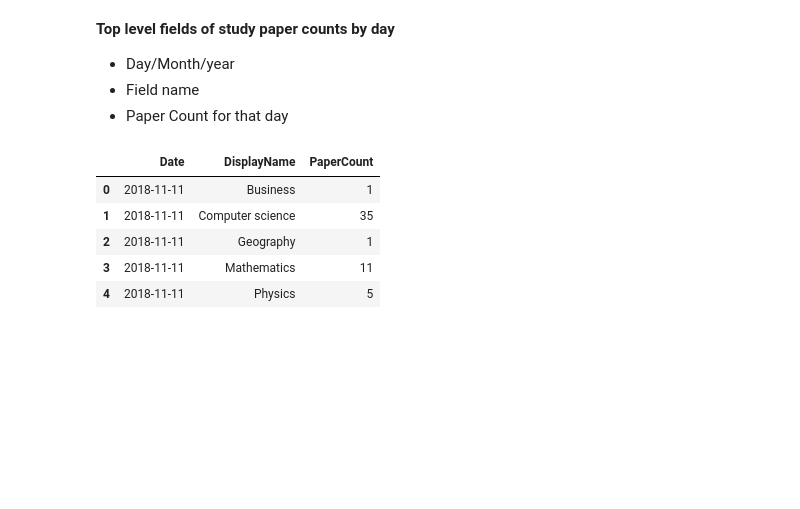
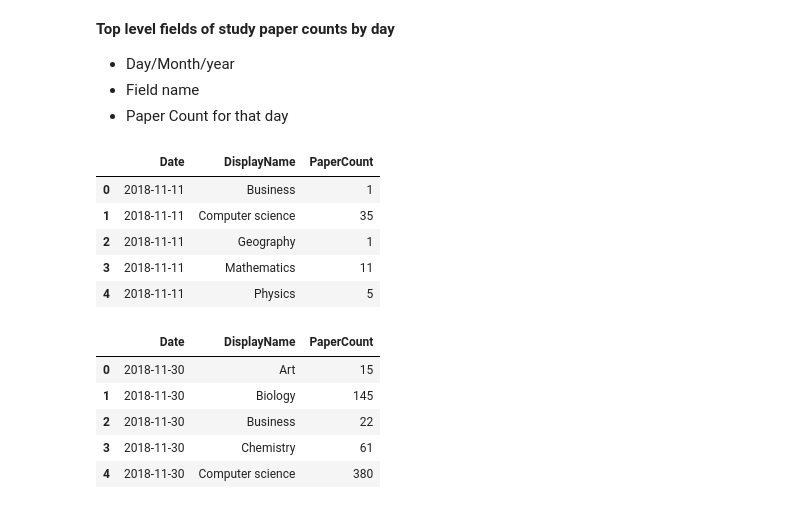
Before and after one commit to alexsfisher/INFSCI2415-InfoVis, a Jupyter notebook: Final.ipynb, the cells around one changed output. Cells and saved outputs as stored; diff of their text form; code cells hidden in the pictures; blank space fills up the shorter version.

```diff
--- a/Final.ipynb
+++ b/Final.ipynb
@@ -43,8 +44,16 @@ topLevelFieldsGroupedCounts.head()
 | 4 | 2018-11-11 | Physics | 5 |
 # %%
 # Monthly top level paper counts
-# topLevelFieldsGroupedCounts = topLevelFieldsOnly \
-#    .groupby([pd.Grouper(key='Date', freq='M'), pd.Grouper(key='DisplayName')], as_index=False)  \
-#   .size().rename(columns={'size':'PaperCount'})3
+topLevelFieldsGroupedMonthlyCounts = topLevelFieldsOnly \
+    .groupby([pd.Grouper(key='Date', freq='M'), pd.Grouper(key='DisplayName')], as_index=False)  \
+    .size().rename(columns={'size':'PaperCount'})
+topLevelFieldsGroupedMonthlyCounts.head()
+# %% [output]
+|  | Date | DisplayName | PaperCount |
+| 0 | 2018-11-30 | Art | 15 |
+| 1 | 2018-11-30 | Biology | 145 |
+| 2 | 2018-11-30 | Business | 22 |
+| 3 | 2018-11-30 | Chemistry | 61 |
+| 4 | 2018-11-30 | Computer science | 380 |
 # %%
 # get list of top level fields
```
Also changed, not shown: parts of 10 cells of this notebook.
